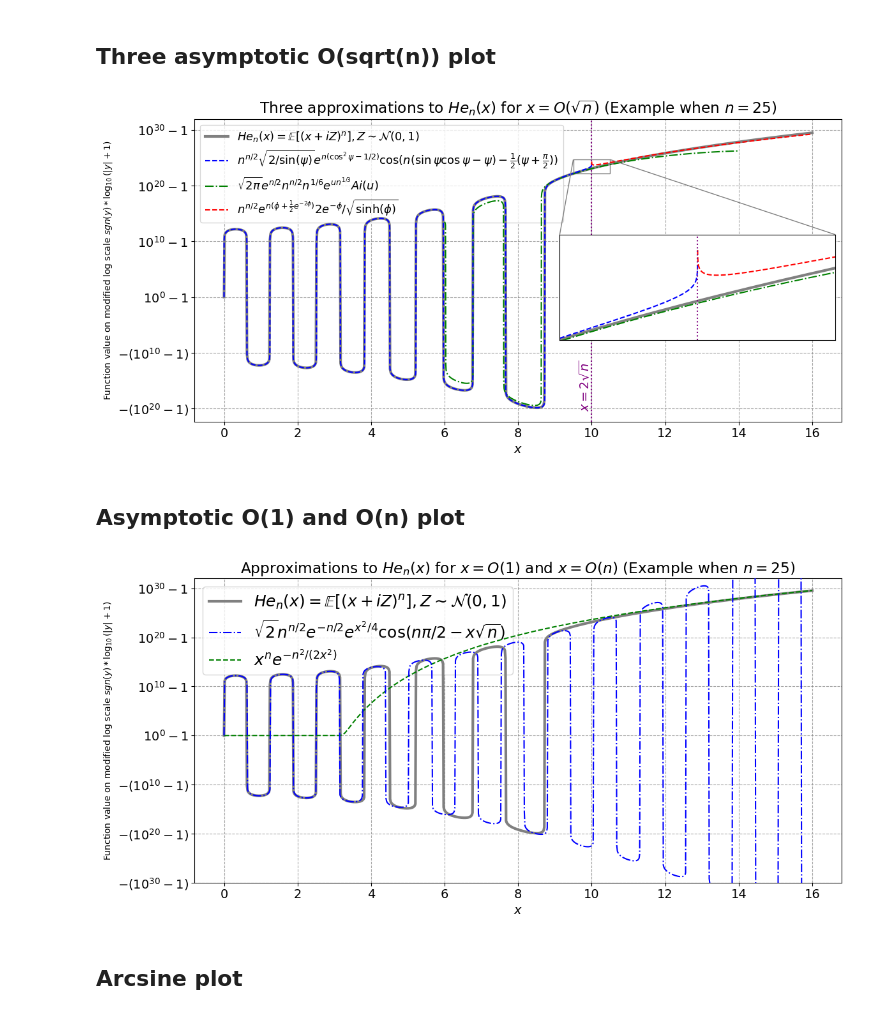
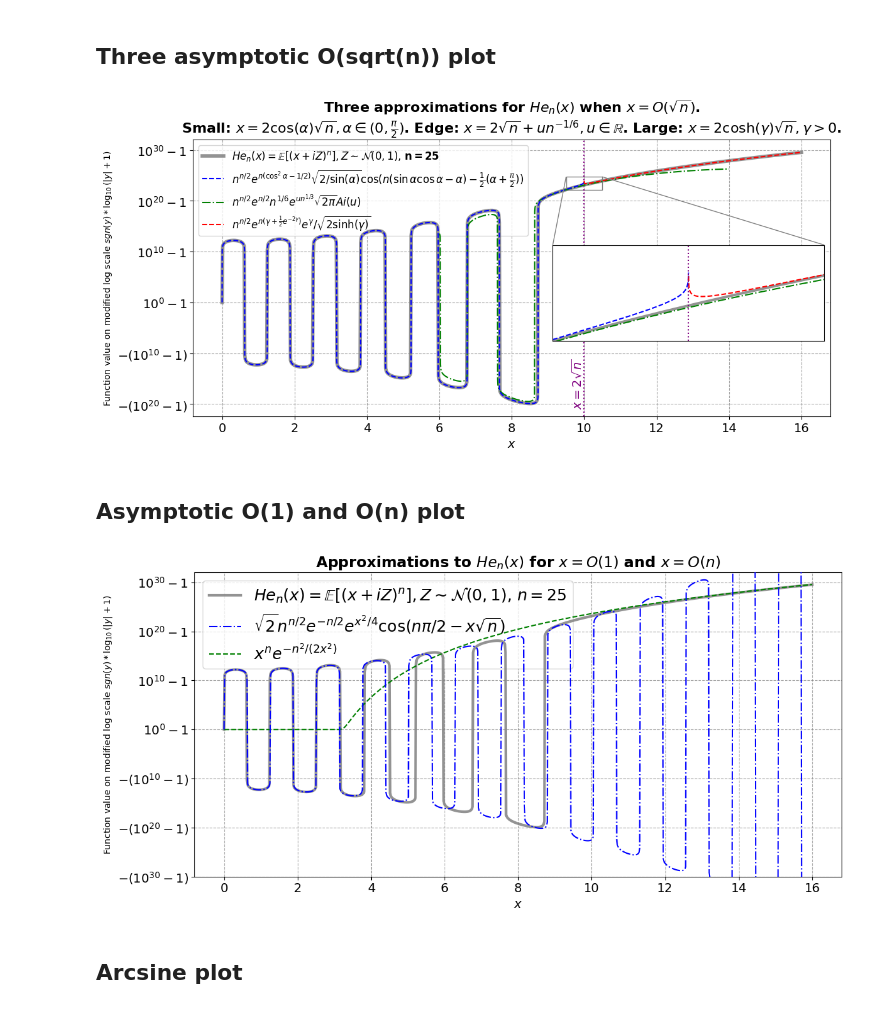
Before and after one commit to mcnica89/FunProblems, a Jupyter notebook: Hermite_Paper_Plots.ipynb, the cells around one changed output. Saved outputs shown, nothing was run; the diff lists cells and outputs as text; code cells hidden in the pictures.

```diff
--- a/Hermite_Paper_Plots.ipynb
+++ b/Hermite_Paper_Plots.ipynb
@@ -81,8 +82,8 @@ def approx_large(x):
     phi = np.arccosh(a)
     ans = ( n**(n/2)
       * np.exp(n*(phi + 0.5*np.exp(-2*phi)))
-      * 2*np.exp(-phi)
-      / np.sqrt(np.sinh(phi))
+      * np.exp(phi/2)
+      / np.sqrt(2*np.sinh(phi))
     )
     return my_graph_map(ans)
 
@@ -108,10 +109,13 @@ ax.set_yticks([10, 20, 30,0,-10,-20,-30])
 ax.set_yticklabels(custom_labels)
 ax.grid(True, which='major', axis='both', linestyle='--', color='gray', alpha=0.7)
 
-ax.plot(x_H, y_H, label=r'$He_{n}(x) = \mathbb{E}[ (x+ iZ)^n ], Z \sim \mathcal{N}(0,1)$', color='gray', linewidth=3.0,zorder=3)
-ax.plot(x_small, y_small, label=r'$n^{n/2} \sqrt{2 / \sin(\psi) } e^{n(\cos^2\psi-1/2)} \cos(n (\sin\psi\cos\psi -\psi) - \frac{1}{2}(\psi+\frac{\pi}{2}))$', linestyle='--', color='blue', zorder=5)
-ax.plot(x_edge, y_edge, label=r'$\sqrt{2\pi} e^{n/2} n^{n/2} n^{1/6} e^{u n^{1/3}} Ai(u)$', linestyle='-.', color='green', zorder=4)
-ax.plot(x_large, y_large, label=r'$n^{n/2}e^{n (\phi+\frac{1}{2} e^{-2\phi})} {2e^{-\phi}}/{\sqrt{\sinh(\phi)}}$', linestyle='--', color='red',zorder=5)
+He_opacity = 0.85
+ax.plot(x_H, y_H, label=r'$He_{n}(x) = \mathbb{E}[ (x+ iZ)^n ], Z \sim \mathcal{N}(0,1)$, $\mathbf{n=25}$', color='gray', linewidth=4.0,zorder=3, alpha=He_opacity)
+
+ax.plot(x_small, y_small, label=r'$n^{n/2}  e^{n(\cos^2\alpha-1/2)} \sqrt{{2}/{\sin(\alpha)}} \cos(n (\sin\alpha\cos\alpha -\alpha) - \frac{1}{2}(\alpha+\frac{\pi}{2}))$', linestyle='--', color='blue', zorder=5)
+ax.plot(x_edge, y_edge, label=r'$ n^{n/2} e^{n/2}  n^{1/6} e^{u n^{1/3}} \sqrt{2\pi} Ai(u)$', linestyle='-.', color='green', zorder=4)
+ax.plot(x_large, y_large, label=r'$n^{n/2}e^{n (\gamma+\frac{1}{2} e^{-2\gamma})} e^{\gamma}/\sqrt{2 \sinh(\gamma)}$', linestyle='--', color='red',zorder=5)
+
 
 
 ax.axvline(x=mid_x, color='purple', linestyle=':') #, label='$x = 2 \sqrt{n}$')
@@ -120,8 +124,12 @@ ax.text(mid_x, -16, r"$x = 2\sqrt{n}$", rotation=90, ha='right',
 
 ax.set_xlabel(r'$x$')
 ax.set_ylabel(r'Function value on modified log scale $sgn(y)*\log_{10}(|y|+1)$',fontsize=10)
-ax.set_title(r'Three approximations to $He_n(x)$ for $x=O(\sqrt{n})$ (Example when $n=25$)')
-legend = ax.legend(loc='upper left',fontsize=13)
+
+ax.set_title(r'Three approximations for $He_n(x)$ when $x=O(\sqrt{n})$.'+"\n"+ r'Small: $x = 2\cos(\alpha)\sqrt{n},\alpha \in (0,\frac{\pi}{2})$. Edge: $x = 2\sqrt{n} + u n^{-1/6}, u \in \mathbb{R}$. Large: $x = 2\cosh(\gamma)\sqrt{n}, \gamma > 0$.', loc="center",fontweight='bold',fontsize=16)
+# (smaller offset than the title's pad so it sits closer to the axes than the main title)
+
+
+legend = ax.legend(loc='upper left',fontsize=12)
 legend.set_zorder(2)
 
 # Rectangle region around x = 2√n
@@ -130,36 +138,36 @@ x2 = 2.1 * sqrt_n
 y1 = min(H(np.array([x1, x2]))) - 0
 y2 = max(H(np.array([x1, x2]))) + 0.8
 
 # Draw rectangle on main plot
 #rect = plt.Rectangle((x1, y1), x2 - x1, y2 - y1,
 #                     edgecolor='purple', facecolor='none', lw=2, linestyle='--')
 #ax.add_patch(rect)
 
 # Create inset zoomed axes
 axins = zoomed_inset_axes(ax, zoom=7.5, loc='lower right', bbox_to_anchor = (1.0,0.25), bbox_transform = ax.transAxes)
-axins.plot(x_H, y_H, color='gray', linewidth=3.0)
+axins.plot(x_H, y_H, color='gray', linewidth=3.0,alpha=He_opacity)
 axins.plot(x_small, y_small, linestyle='--', color='blue')
 axins.plot(x_edge, y_edge, linestyle='-.', color='green')
 axins.plot(x_large, y_large, linestyle='--', color='red')
 axins.axvline(x=mid_x, color='purple', linestyle=':')
 
 # Set zoom limits
 axins.set_xlim(x1, x2)
 axins.set_ylim(y1, y2)
 axins.set_xticks([])
 axins.set_yticks([])
 
 # Draw connecting lines between main plot and inset
 mark_inset(ax, axins, loc1=1, loc2=2, fc="none", ec="0.5")
 
 plt.tight_layout()
 
 ymin, ymax = ax.get_ylim()
 
-plt.savefig("Hermite_O_sqrt_n.png", dpi=300)
+plt.savefig("Hermite_O_sqrt_n_corrected.png", dpi=300)
 plt.show()
 # %% [output]
-[figure, old version]
+[figure, new version]
 # %% [markdown]
 ## Asymptotic O(1) and O(n) plot
 # %%
@@ -269,8 +277,8 @@ custom_labels = [f'$10^{{{int(y)}}} - 1$' for y in [10, 20, 30,0]]+[f'$-(10^{{{i
 ax.set_yticks([10, 20, 30,0,-10,-20,-30])
 ax.set_yticklabels(custom_labels)
 ax.grid(True, which='major', axis='both', linestyle='--', color='gray', alpha=0.7)
-
-ax.plot(x_H, y_H, label=r'$He_{n}(x) = \mathbb{E}[ (x+ iZ)^n ], Z \sim \mathcal{N}(0,1)$', color='gray', linewidth=3.0,zorder=3)
+He_opacity = 0.85
+ax.plot(x_H, y_H, label=r'$He_{n}(x) = \mathbb{E}[ (x+ iZ)^n ], Z \sim \mathcal{N}(0,1)$, $n=25$', color='gray', linewidth=3.0,zorder=3, alpha=He_opacity )
 ax.plot(x_H, y_simple, label=r'$\sqrt{2} n^{n/2} e^{-n/2}  e^{x^2/4} \cos( n \pi/2 -x\sqrt{n})$', linestyle='-.', color='blue', zorder=5)
 ax.plot(x_H, y_extra, label=r'$x^n e^{-n^2/(2x^2)}$', linestyle='--', color='green', zorder=4)
 
@@ -285,7 +293,7 @@ ax.plot(x_H, y_extra, label=r'$x^n e^{-n^2/(2x^2)}$', linestyle='--', color='gre
 
 ax.set_xlabel(r'$x$')
 ax.set_ylabel(r'Function value on modified log scale $sgn(y)*\log_{10}(|y|+1)$',fontsize=10)
-ax.set_title(r'Approximations to $He_n(x)$ for $x=O(1)$ and $x=O(n)$ (Example when $n=25$)')
+ax.set_title(r'Approximations to $He_n(x)$ for $x=O(1)$ and $x=O(n)$',fontweight = 'bold')
 legend = ax.legend(loc='upper left',fontsize=18)
 legend.set_zorder(2)
 
@@ -323,7 +331,7 @@ plt.tight_layout()
 plt.savefig("Hermite_O_1_O_n.png", dpi=300)
 plt.show()
 # %% [output]
-[figure, old version]
+[figure, new version]
 # %% [markdown]
 ## Arcsine plot
 # %%
```
Also changed, not shown: parts of 2 cells of this notebook.
